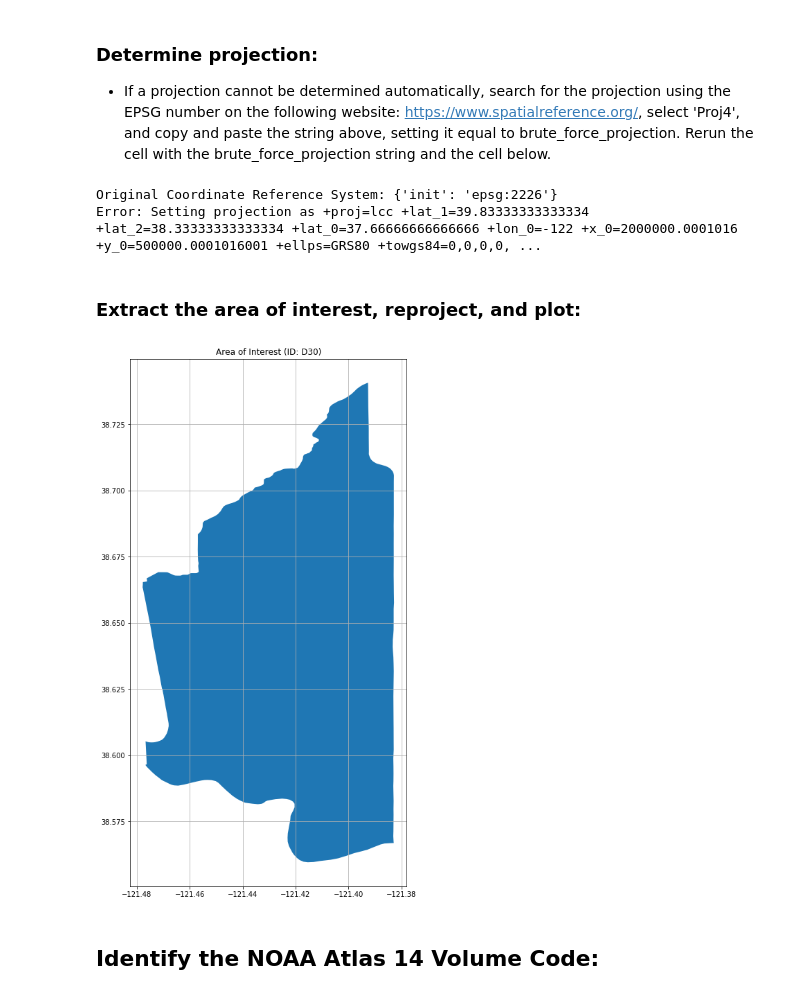
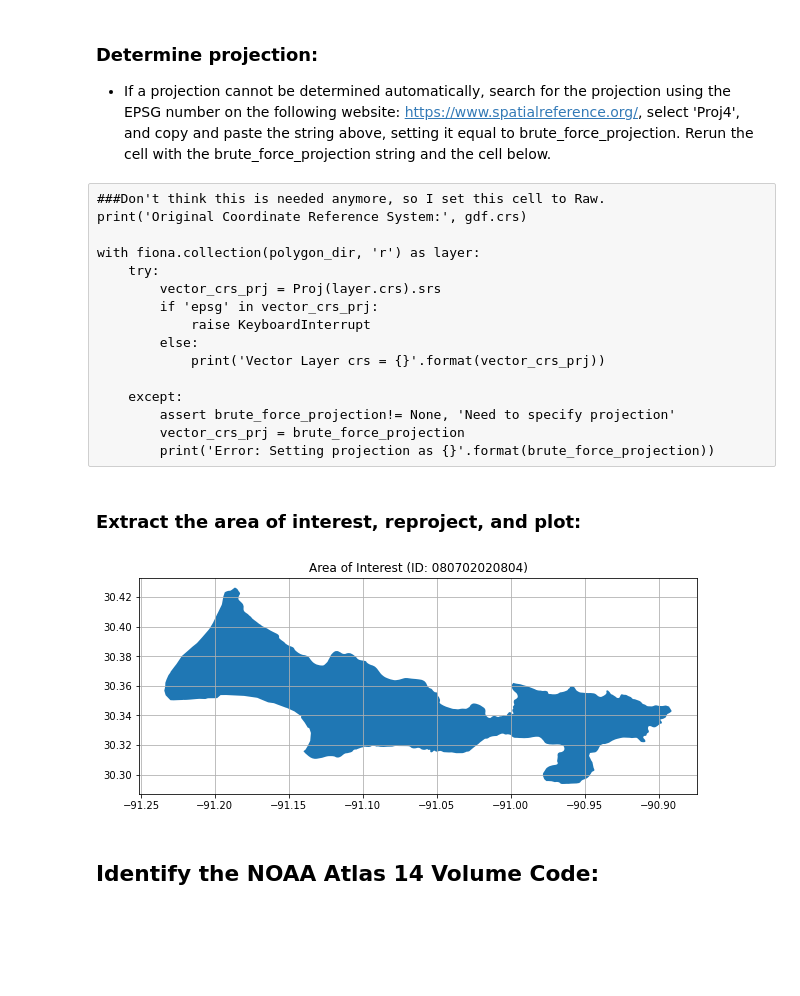
Before and after one commit to Dewberry/pfra-hydromet, a Jupyter notebook: notebooks/pluvial/PrecipTable.ipynb, the cells around one changed output. Cells and saved outputs as stored; diff of their text form; code cells hidden in the pictures; blank space fills up the shorter version.

Commit message:
File based on the latest version in the Dewberry repository. Updated to work with the NOAA website

```diff
--- a/notebooks/pluvial/PrecipTable.ipynb
+++ b/notebooks/pluvial/PrecipTable.ipynb
@@ -22,11 +22,11 @@ from hydromet import*
 #### Papermill (site specific):
 # %%
 ## Filenames and fields:
-Project_Area = 'Sacramento'          # Project area name
+Project_Area = 'DesPlaines'          # Project area name
 Pluvial_Model = 'P01'                # Pluvial model name
-BCN = 'D30'                          # Domain/boundary condition name
-polygon = 'PluvialDomain_V5.shp'     # Shapefile name
-filter_field = 'Pluvial_Do'          # Attribute with in the vector polygon used for data selection
+BCN = '080702020804'                       # Domain/boundary condition name 071200040505 Kansas 102500170609 Nevada '160600140303'
+polygon = 'HUC12.shp'     # Shapefile name
+filter_field = 'HUC12'          #HUC12 Attribute with in the vector polygon used for data selection
 select_data = BCN                    # Value within the filter_field used for data selection
 
 
@@ -47,7 +47,7 @@ outputs_dir = pl.Path(outputs_dir)
 # %% [markdown]
 #### Global (project specific):
 # %%
-noaa_data_crs = {'init':'epsg:4326'}
+noaa_data_crs = 4326 #Based on newer version of GeoPandas
 
 durations = ['06h', '12h', '24h', '04d']
 dur_names = ['6hr', '12hr', '24hr', '96hr']
@@ -61,7 +61,8 @@ verbose = True
 # %% [markdown]
 ### Load as a geodataframe:
 # %%
-gdf = gpd.GeoDataFrame.from_file(polygon_dir)
+gdf = gpd.read_file(polygon_dir)
+
 check_attributes(gdf)
 
 gdf.head(2)
@@ -72,35 +74,32 @@ gdf.head(2)
 # %% [markdown]
 ### Determine projection:
 - If a projection cannot be determined automatically, search for the projection using the EPSG number on the following website: https://www.spatialreference.org/, select 'Proj4', and copy and paste the string above, setting it equal to brute_force_projection. Rerun the cell with the brute_force_projection string and the cell below.
-# %%
-print('Original Coordinate Reference System:', gdf.crs)
-with fiona.collection(polygon_dir, 'r') as layer:
-    try:
-        vector_crs_prj = Proj(layer.crs).srs
-        if 'epsg' in vector_crs_prj:
-            raise KeyboardInterrupt
-        else:
-            print('Vector Layer crs = {}'.format(vector_crs_prj))
-
-    except:
-        assert brute_force_projection!= None, 'Need to specify projection'
-        vector_crs_prj = brute_force_projection
-        print('Error: Setting projection as {}'.format(brute_force_projection))
-# %% [output]
-Original Coordinate Reference System: {'init': 'epsg:2226'}
-Error: Setting projection as +proj=lcc +lat_1=39.83333333333334 +lat_2=38.33333333333334 +lat_0=37.66666666666666 +lon_0=-122 +x_0=2000000.0001016 +y_0=500000.0001016001 +ellps=GRS80 +towgs84=0,0,0,0, ...
+# %% [raw]
+###Don't think this is needed anymore, so I set this cell to Raw.
+print('Original Coordinate Reference System:', gdf.crs)
+
+with fiona.collection(polygon_dir, 'r') as layer:
+    try:
+        vector_crs_prj = Proj(layer.crs).srs
+        if 'epsg' in vector_crs_prj:
+            raise KeyboardInterrupt
+        else:
+            print('Vector Layer crs = {}'.format(vector_crs_prj))
+
+    except:
+        assert brute_force_projection!= None, 'Need to specify projection'
+        vector_crs_prj = brute_force_projection
+        print('Error: Setting projection as {}'.format(brute_force_projection))
 # %% [markdown]
 ### Extract the area of interest, reproject, and plot:
 # %%
-gdf = gdf.loc[gdf[filter_field] == select_data].copy()
+gdf11 = gdf.loc[gdf[filter_field] == select_data].copy()
 
-gdf.crs = vector_crs_prj
-
-geo_df = gdf.to_crs(crs = noaa_data_crs)
+geo_df = gdf11.to_crs(epsg = noaa_data_crs)
 
 plot_area_of_interest(geo_df, select_data, filter_field)
 # %% [output]
-[figure, old version]
+[figure, new version]
 # %% [markdown]
 ## Identify the NOAA Atlas 14 Volume Code:
 # %% [markdown]
```
Also changed, not shown: parts of 7 cells of this notebook.
